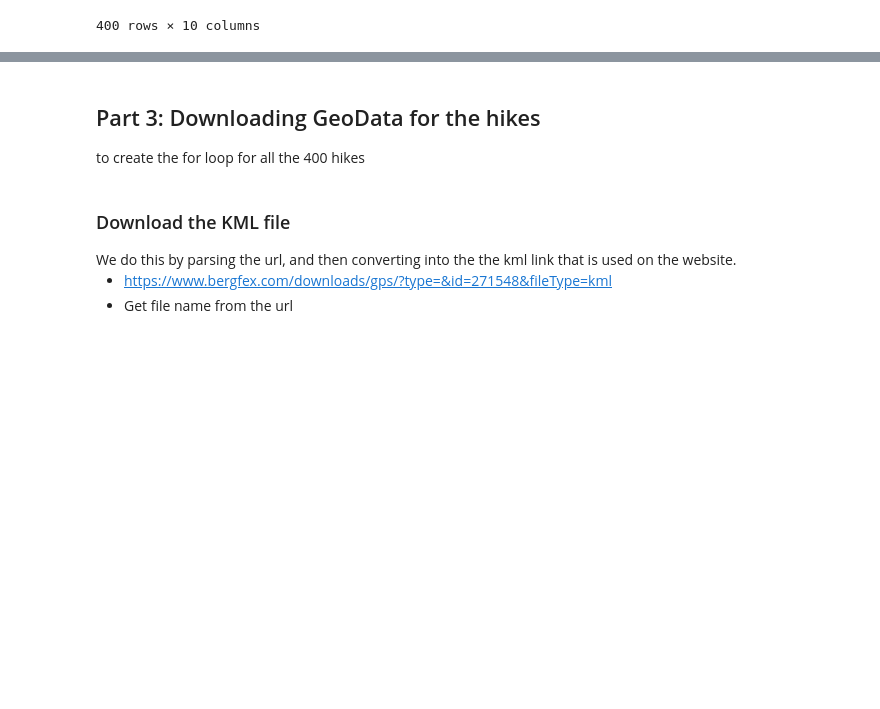
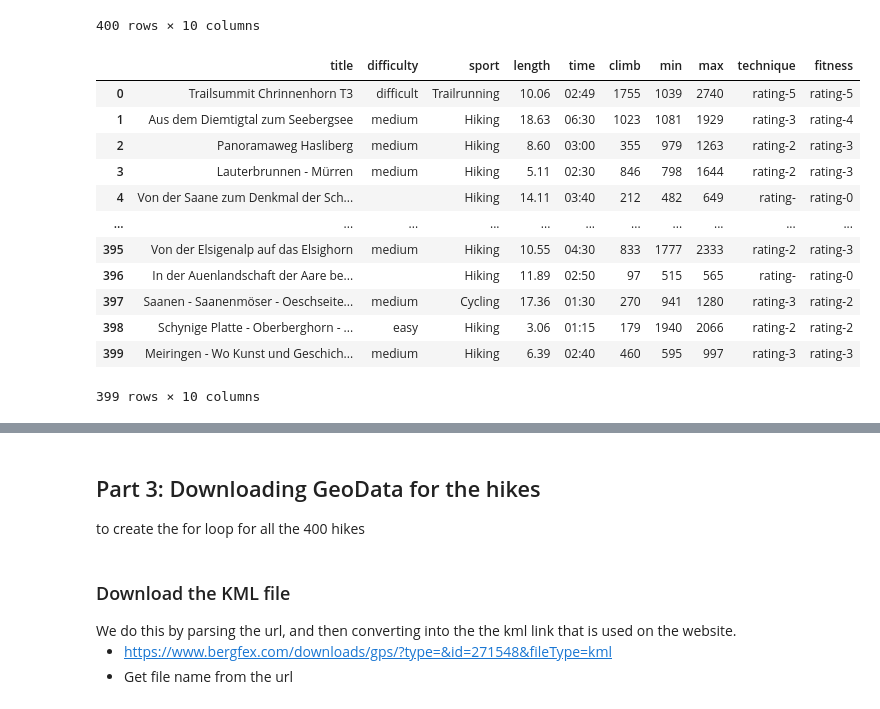
Before and after one commit to malwinasanjose/bergfex_snow_alert, a Jupyter notebook: Bergfex_II.ipynb, the cells around one changed output, grey strips where cells are left out. Drawn from its saved outputs; the diff is of its cells as text; code cells hidden in the pictures; blank space fills up the shorter version.

```diff
--- a/Bergfex_II.ipynb
+++ b/Bergfex_II.ipynb
@@ -296,6 +296,32 @@ hikes_df['min'] = pd.Series(hikes_df['min']).str.replace(",", '') # replace thou
 hikes_df['min'] = (hikes_df['min']).astype(int)
 hikes_df['max'] = pd.Series(hikes_df['max']).str.replace(",", '') # replace thousand separator
 hikes_df['max'] = (hikes_df['max']).astype(int)
+# %%
+# dropping activities that are longer than 24 hrs
+#### Watchout - only run once!!??
+
+filt = hikes_df[(hikes_df['time'] > '24:00')]
+filt
+
+index_todrop = hikes_df.index[hikes_df['time'] > '24:00'].tolist()
+
+hikes_df = hikes_df.drop(index_todrop)
+#len(hikes_df)
+hikes_df
+# %% [output]
+|  | title | difficulty | sport | length | time | climb | min | max | technique | fitness |
+| 0 | Trailsummit Chrinnenhorn T3 | difficult | Trailrunning | 10.06 | 02:49 | 1755 | 1039 | 2740 | rating-5 | rating-5 |
+| 1 | Aus dem Diemtigtal zum Seebergsee | medium | Hiking | 18.63 | 06:30 | 1023 | 1081 | 1929 | rating-3 | rating-4 |
+| 2 | Panoramaweg Hasliberg | medium | Hiking | 8.60 | 03:00 | 355 | 979 | 1263 | rating-2 | rating-3 |
+| 3 | Lauterbrunnen - Mürren | medium | Hiking | 5.11 | 02:30 | 846 | 798 | 1644 | rating-2 | rating-3 |
+| 4 | Von der Saane zum Denkmal der Sch... |  | Hiking | 14.11 | 03:40 | 212 | 482 | 649 | rating- | rating-0 |
+| ... | ... | ... | ... | ... | ... | ... | ... | ... | ... | ... |
+| 395 | Von der Elsigenalp auf das Elsighorn | medium | Hiking | 10.55 | 04:30 | 833 | 1777 | 2333 | rating-2 | rating-3 |
+| 396 | In der Auenlandschaft der Aare be... |  | Hiking | 11.89 | 02:50 | 97 | 515 | 565 | rating- | rating-0 |
+| 397 | Saanen - Saanenmöser - Oeschseite... | medium | Cycling | 17.36 | 01:30 | 270 | 941 | 1280 | rating-3 | rating-2 |
+| 398 | Schynige Platte - Oberberghorn - ... | easy | Hiking | 3.06 | 01:15 | 179 | 1940 | 2066 | rating-2 | rating-2 |
+| 399 | Meiringen - Wo Kunst und Geschich... | medium | Hiking | 6.39 | 02:40 | 460 | 595 | 997 | rating-3 | rating-3 |
+399 rows × 10 columns
 # %%
 # converting times to time objects
 
```
Also changed, not shown: parts of 20 cells of this notebook, 4 other files.
